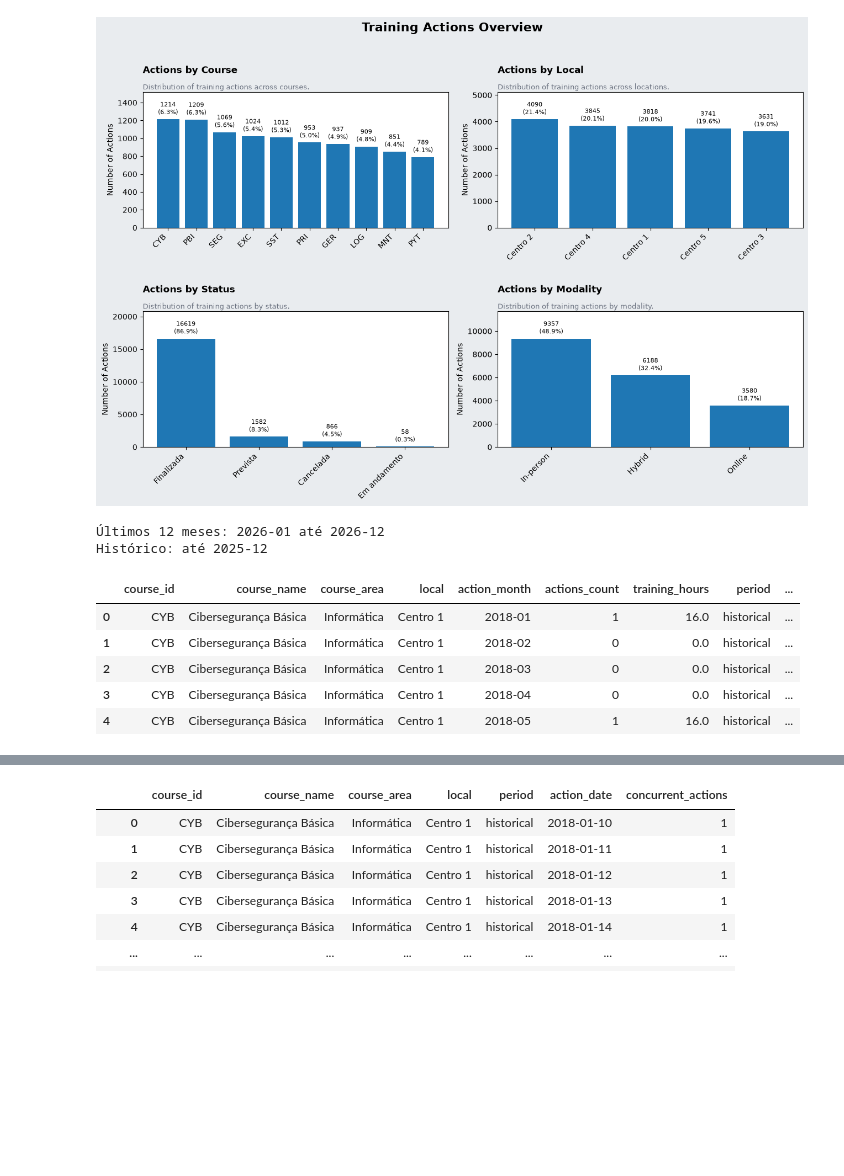
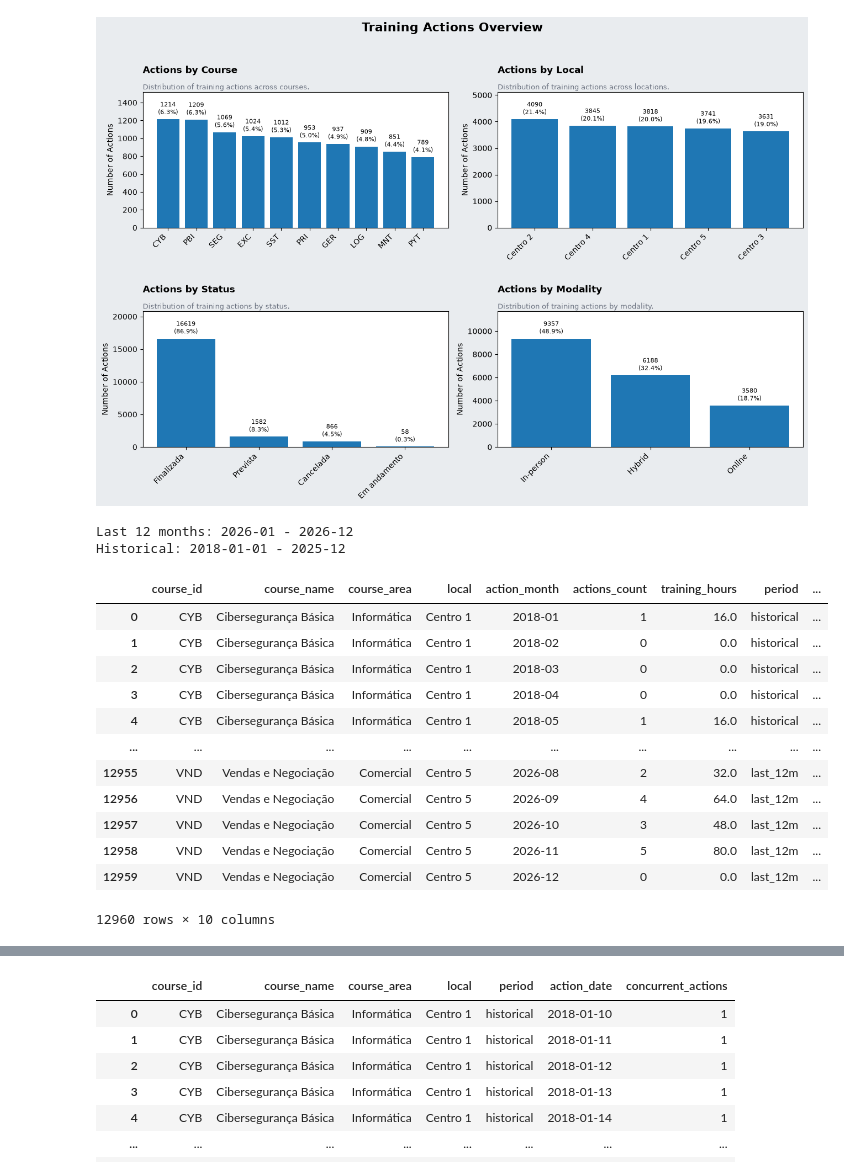
Before and after one commit to nathansperinde/Hiring-Needs-Analysis, a Jupyter notebook: notebooks/03_actions_analysis.ipynb, the cells around one changed output, grey strips where cells are left out. Saved outputs shown, nothing was run; the diff lists cells and outputs as text; code cells hidden in the pictures; blank space fills up the shorter version.

```diff
--- a/notebooks/03_actions_analysis.ipynb
+++ b/notebooks/03_actions_analysis.ipynb
@@ -502,16 +502,16 @@ course_local_combinations = (
 
 
 print(
-    f"Últimos 12 meses: "
-    f"{last_12m_start_month} até {reference_month}"
+    f"Last 12 months: "
+    f"{last_12m_start_month} - {reference_month}"
 )
 
 print(
-    f"Histórico: até {last_12m_start_month - 1}"
+    f"Historical: {actions_features_base["start_date"].min().date()} - {last_12m_start_month - 1}"
 )
 # %% [output]
-Últimos 12 meses: 2026-01 até 2026-12
-Histórico: até 2025-12
+Last 12 months: 2026-01 - 2026-12
+Historical: 2018-01-01 - 2025-12
 # %%
 all_months_df = pd.DataFrame({
     "action_month": pd.period_range(
@@ -579,31 +579,38 @@ actions_monthly_df.loc[
 actions_monthly_df = (
     actions_monthly_df
     .sort_values(
         group_columns + ["action_month"]
     )
     .reset_index(drop=True)
 )
 
 
 actions_monthly_df["active_month"] = (
     actions_monthly_df["actions_count"]
     .gt(0)
     .astype(int)
 )
 
 
 actions_monthly_df["actions_monthly_change"] = (
     actions_monthly_df
     .groupby(group_columns)["actions_count"]
     .diff()
 )
 
 
-actions_monthly_df.head()
+actions_monthly_df
 # %% [output]
 |  | course_id | course_name | course_area | local | action_month | actions_count | training_hours | period | ... |
 | 0 | CYB | Cibersegurança Básica | Informática | Centro 1 | 2018-01 | 1 | 16.0 | historical | ... |
 | 1 | CYB | Cibersegurança Básica | Informática | Centro 1 | 2018-02 | 0 | 0.0 | historical | ... |
 | 2 | CYB | Cibersegurança Básica | Informática | Centro 1 | 2018-03 | 0 | 0.0 | historical | ... |
 | 3 | CYB | Cibersegurança Básica | Informática | Centro 1 | 2018-04 | 0 | 0.0 | historical | ... |
 | 4 | CYB | Cibersegurança Básica | Informática | Centro 1 | 2018-05 | 1 | 16.0 | historical | ... |
+| ... | ... | ... | ... | ... | ... | ... | ... | ... | ... |
+| 12955 | VND | Vendas e Negociação | Comercial | Centro 5 | 2026-08 | 2 | 32.0 | last_12m | ... |
+| 12956 | VND | Vendas e Negociação | Comercial | Centro 5 | 2026-09 | 4 | 64.0 | last_12m | ... |
+| 12957 | VND | Vendas e Negociação | Comercial | Centro 5 | 2026-10 | 3 | 48.0 | last_12m | ... |
+| 12958 | VND | Vendas e Negociação | Comercial | Centro 5 | 2026-11 | 5 | 80.0 | last_12m | ... |
+| 12959 | VND | Vendas e Negociação | Comercial | Centro 5 | 2026-12 | 0 | 0.0 | last_12m | ... |
+12960 rows × 10 columns
```
Also changed, not shown: parts of 6 cells of this notebook, 8 other files.
